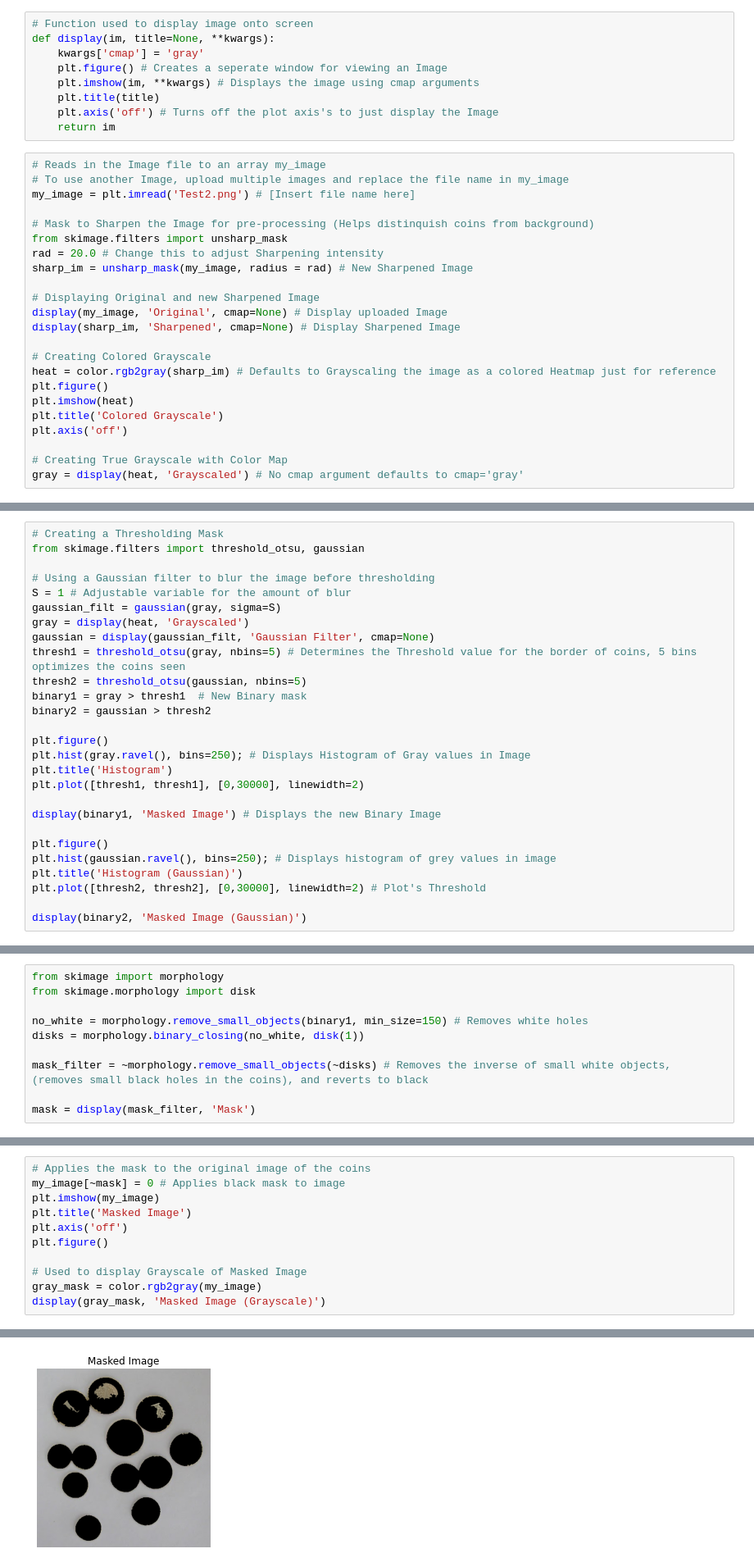
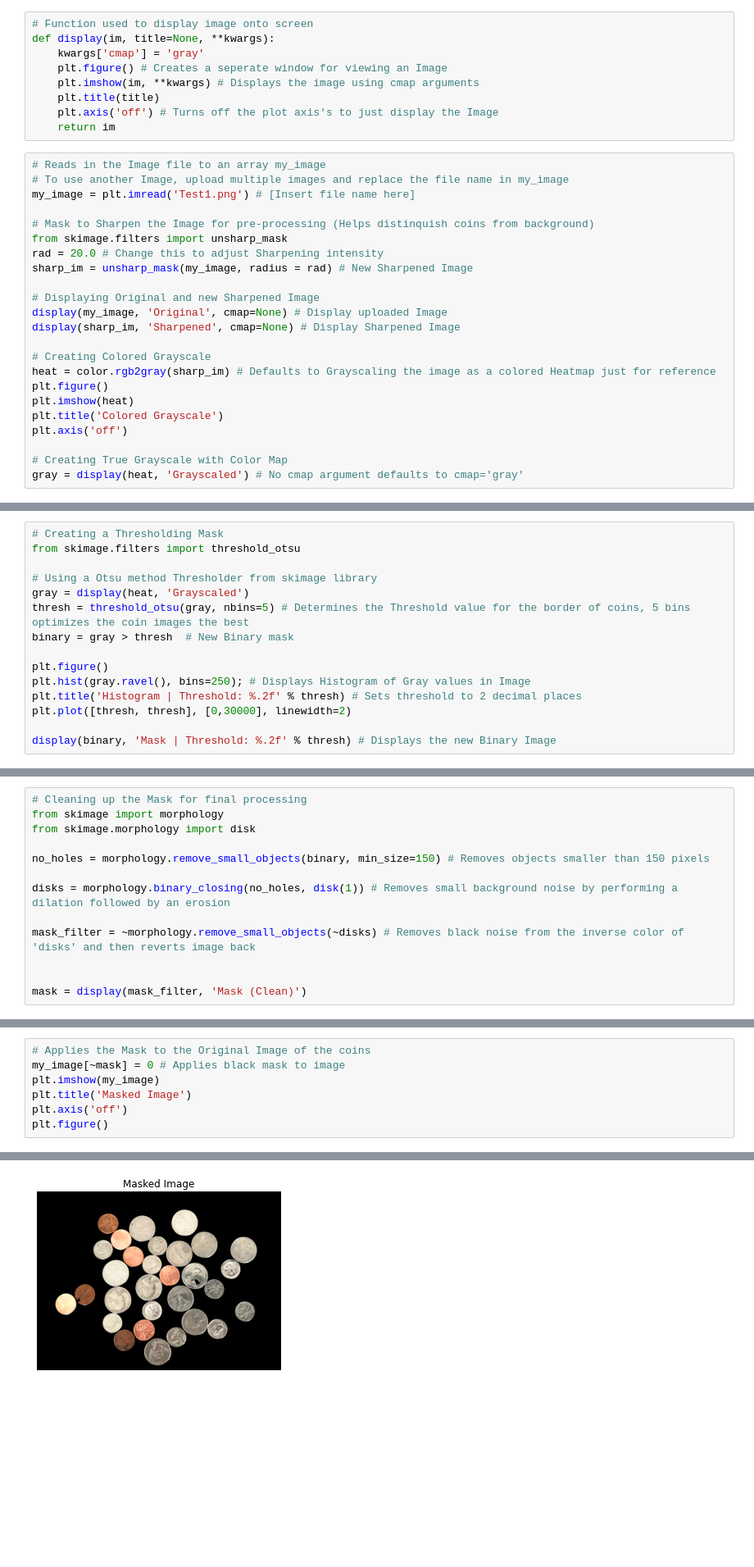
Before and after one commit to mdeihim/CPE322, a Jupyter notebook: FinalImage.ipynb, the cells around one changed output, grey strips where cells are left out. Shown at 82% size. Saved outputs shown, nothing was run; the diff lists cells and outputs as text; blank space fills up the shorter version.

```diff
--- a/FinalImage.ipynb
+++ b/FinalImage.ipynb
@@ -30,7 +30,7 @@ def display(im, title=None, **kwargs):
 # %%
 # Reads in the Image file to an array my_image
 # To use another Image, upload multiple images and replace the file name in my_image
-my_image = plt.imread('Test2.png') # [Insert file name here]
+my_image = plt.imread('Test1.png') # [Insert file name here]
 
 # Mask to Sharpen the Image for pre-processing (Helps distinquish coins from background)
 from skimage.filters import unsharp_mask
@@ -57,31 +57,19 @@ gray = display(heat, 'Grayscaled') # No cmap argument defaults to cmap='gray'
 [figure]
 # %%
 # Creating a Thresholding Mask
-from skimage.filters import threshold_otsu, gaussian
+from skimage.filters import threshold_otsu
 
-# Using a Gaussian filter to blur the image before thresholding
-S = 1 # Adjustable variable for the amount of blur
-gaussian_filt = gaussian(gray, sigma=S)
+# Using a Otsu method Thresholder from skimage library
 gray = display(heat, 'Grayscaled')
-gaussian = display(gaussian_filt, 'Gaussian Filter', cmap=None)
-thresh1 = threshold_otsu(gray, nbins=5) # Determines the Threshold value for the border of coins, 5 bins optimizes the coins seen
-thresh2 = threshold_otsu(gaussian, nbins=5)
-binary1 = gray > thresh1  # New Binary mask
-binary2 = gaussian > thresh2
+thresh = threshold_otsu(gray, nbins=5) # Determines the Threshold value for the border of coins, 5 bins optimizes the coin images the best
+binary = gray > thresh  # New Binary mask
 
 plt.figure()
 plt.hist(gray.ravel(), bins=250); # Displays Histogram of Gray values in Image
-plt.title('Histogram')
-plt.plot([thresh1, thresh1], [0,30000], linewidth=2)
+plt.title('Histogram | Threshold: %.2f' % thresh) # Sets threshold to 2 decimal places
+plt.plot([thresh, thresh], [0,30000], linewidth=2)
 
-display(binary1, 'Masked Image') # Displays the new Binary Image
-
-plt.figure()
-plt.hist(gaussian.ravel(), bins=250); # Displays histogram of grey values in image
-plt.title('Histogram (Gaussian)')
-plt.plot([thresh2, thresh2], [0,30000], linewidth=2) # Plot's Threshold
-
-display(binary2, 'Masked Image (Gaussian)')
+display(binary, 'Mask | Threshold: %.2f' % thresh) # Displays the new Binary Image
 # %% [output]
 array([[ True,  True,  True, ...,  True,  True,  True],
        [ True,  True,  True, ...,  True,  True,  True],
@@ -101,11 +84,14 @@ Since the binary image still has dark spots in areas that are inside the coin, t
 # %%
+# Cleaning up the Mask for final processing
 from skimage import morphology
 from skimage.morphology import disk
 
-no_white = morphology.remove_small_objects(binary1, min_size=150) # Removes white holes
-disks = morphology.binary_closing(no_white, disk(1))
+no_holes = morphology.remove_small_objects(binary, min_size=150) # Removes objects smaller than 150 pixels
 
-mask_filter = ~morphology.remove_small_objects(~disks) # Removes the inverse of small white objects, (removes small black holes in the coins), and reverts to black
+disks = morphology.binary_closing(no_holes, disk(1)) # Removes small background noise by performing a dilation followed by an erosion
 
-mask = display(mask_filter, 'Mask')
+mask_filter = ~morphology.remove_small_objects(~disks) # Removes black noise from the inverse color of 'disks' and then reverts image back
+
+
+mask = display(mask_filter, 'Mask (Clean)')
 # %% [output]
@@ -113,12 +99,8 @@ mask = display(mask_filter, 'Mask')
 # %%
-# Applies the mask to the original image of the coins
+# Applies the Mask to the Original Image of the coins
 my_image[~mask] = 0 # Applies black mask to image
 plt.imshow(my_image)
 plt.title('Masked Image')
 plt.axis('off')
 plt.figure()
-
-# Used to display Grayscale of Masked Image
-gray_mask = color.rgb2gray(my_image)
-display(gray_mask, 'Masked Image (Grayscale)')
 # %% [output]
@@ -138,2 +108,2 @@ array([[0.72130084, 0.72130084, 0.72130084, ..., 0.64732665, 0.6434051 ,
-[figure, old version]
+[figure, new version]
 <Figure size 432x288 with 0 Axes>
```
Also changed, not shown: parts of 6 cells of this notebook.
